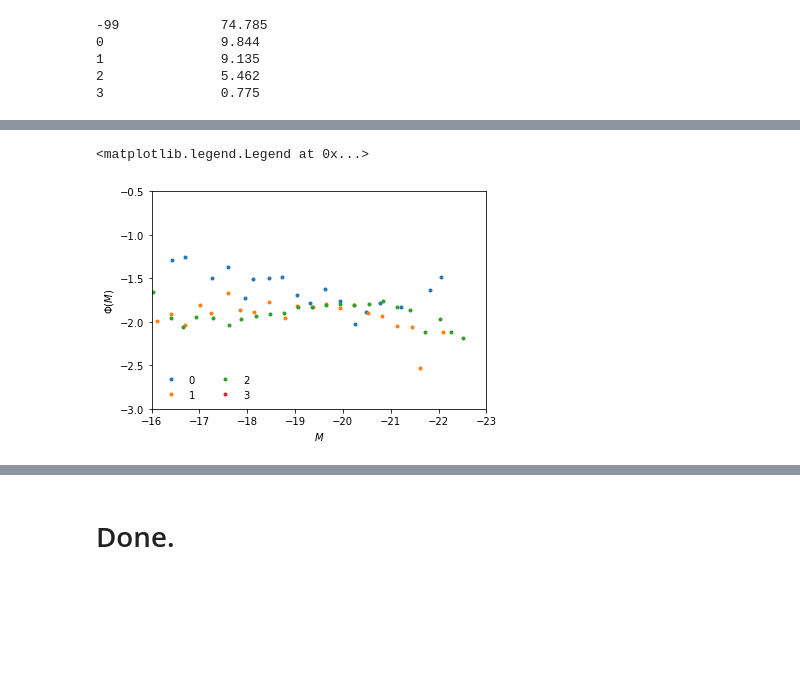
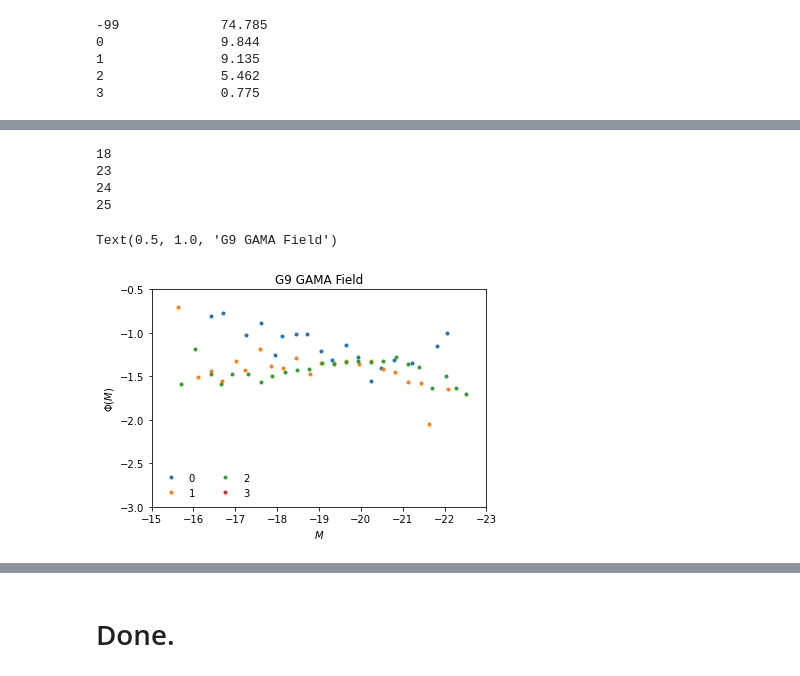
Before and after one commit to SgmAstro/DESI, a Jupyter notebook: docs/nb/d8LF_qa.ipynb, the cells around one changed output, grey strips where cells are left out. Saved outputs shown, nothing was run; the diff lists cells and outputs as text; code cells hidden in the pictures; blank space fills up the shorter version.

```diff
--- a/docs/nb/d8LF_qa.ipynb
+++ b/docs/nb/d8LF_qa.ipynb
@@ -61,4 +53,6 @@ VOL8    =    2144.660584850632
 # %% [output]
 randoms_G9_0.fits     randoms_bd_G9_0.fits         safe
 randoms_N8_G9_0.fits  randoms_bd_ddp_n8_G9_0.fits  v0
+# %%
+field = 'G9'
 # %%
@@ -121,6 +99,6 @@ vs   = {}
 ddps = {}
 
 for i in range(4):
-    ddps[i] = Table.read(root + '/gama_gold_ddp_n8_d0_{}.fits'.format(i))
-    vs[i]   = Table.read(root + '/gama_gold_ddp_n8_d0_{}_vmax.fits'.format(i))
-    lfs[i]  = Table.read(root + '/gama_gold_ddp_n8_d0_{}_lumfn.fits'.format(i))
+    ddps[i] = Table.read(root + 'gama_gold_{}_ddp_n8_d0_{}.fits'.format(field, i))
+    vs[i]   = Table.read(root + 'gama_gold_{}_ddp_n8_d0_{}_vmax.fits'.format(field, i))
+    lfs[i]  = Table.read(root + 'gama_gold_{}_ddp_n8_d0_{}_lumfn.fits'.format(field, i))
@@ -126,0 +108,9 @@ for i in range(4):
+# %%
+lfs  = {}
+vs   = {}
+ddps = {}
+
+for i in range(4):
+    ddps[i] = Table.read(root + 'gama_gold_{}_ddp_n8_d0_{}.fits'.format(field, i))
+    vs[i]   = Table.read(root + 'gama_gold_{}_ddp_n8_d0_{}_vmax.fits'.format(field, i))
+    lfs[i]  = Table.read(root + 'gama_gold_{}_ddp_n8_d0_{}_lumfn.fits'.format(field, i))
@@ -127,23 +137,29 @@ for i in range(4):
 # %%
 for key in lfs.keys():
     gama_lf = lfs[key]
 
     sc = named_schechter(gama_lf['MEDIAN_M'], named_type='TMR')
 
     lims = dd8_limits[key]
     d8 = np.mean(lims)
 
     sc *= (1. + d8) / (1. + 0.007)
 
     pl.plot(gama_lf['MEDIAN_M'], np.log10(gama_lf['PHI_IVMAX'] / sc), label=key, marker='.', lw=0.0)
+    print(len(gama_lf['MEDIAN_M']))
 
 pl.xlabel(r'$M$')
 pl.ylabel(r'$\Phi(M)$')
 
 pl.ylim(-3.0,   -.5)
-pl.xlim(-16., -23.0)
+pl.xlim(-15., -23.0)
 
 pl.legend(frameon=False, loc=3, ncol=2)
+pl.title('{} GAMA Field'.format(field))
 # %% [output]
-<matplotlib.legend.Legend at 0x...>
+18
+23
+24
+25
+Text(0.5, 1.0, 'G9 GAMA Field')
-[figure, old version]
+[figure, new version]
```
Also changed, not shown: parts of 20 cells of this notebook.
